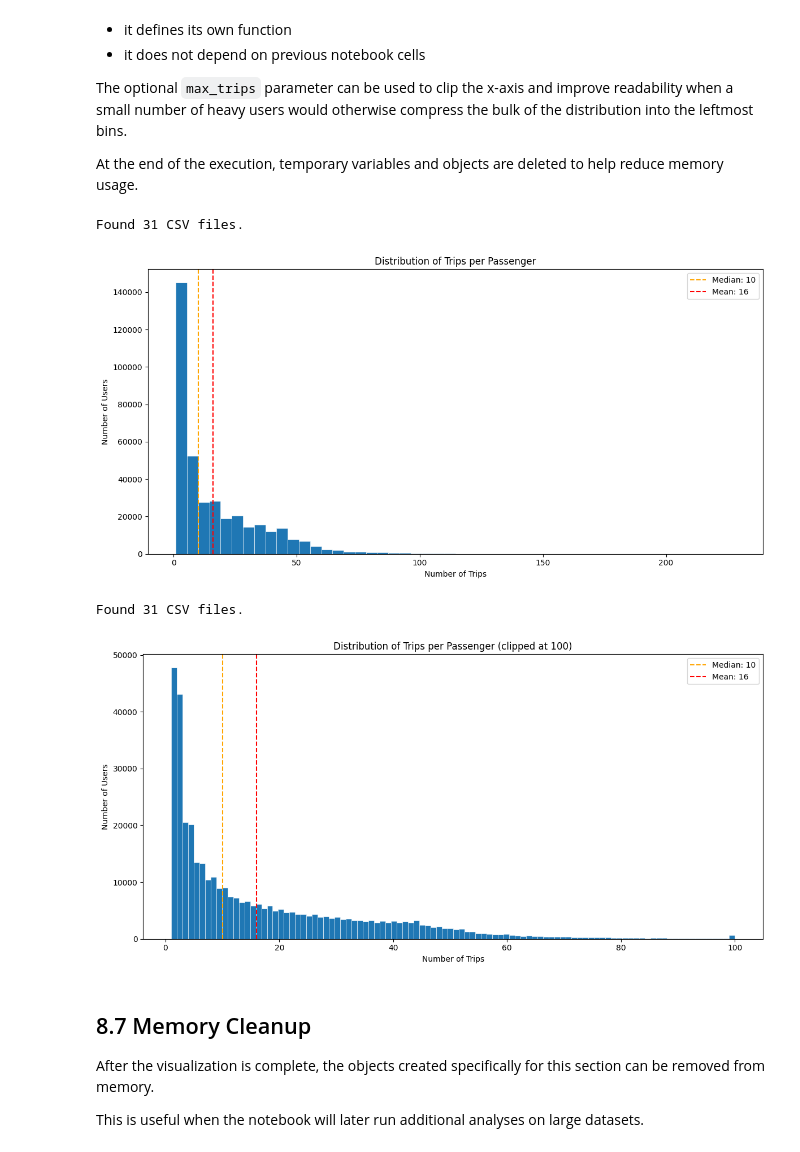
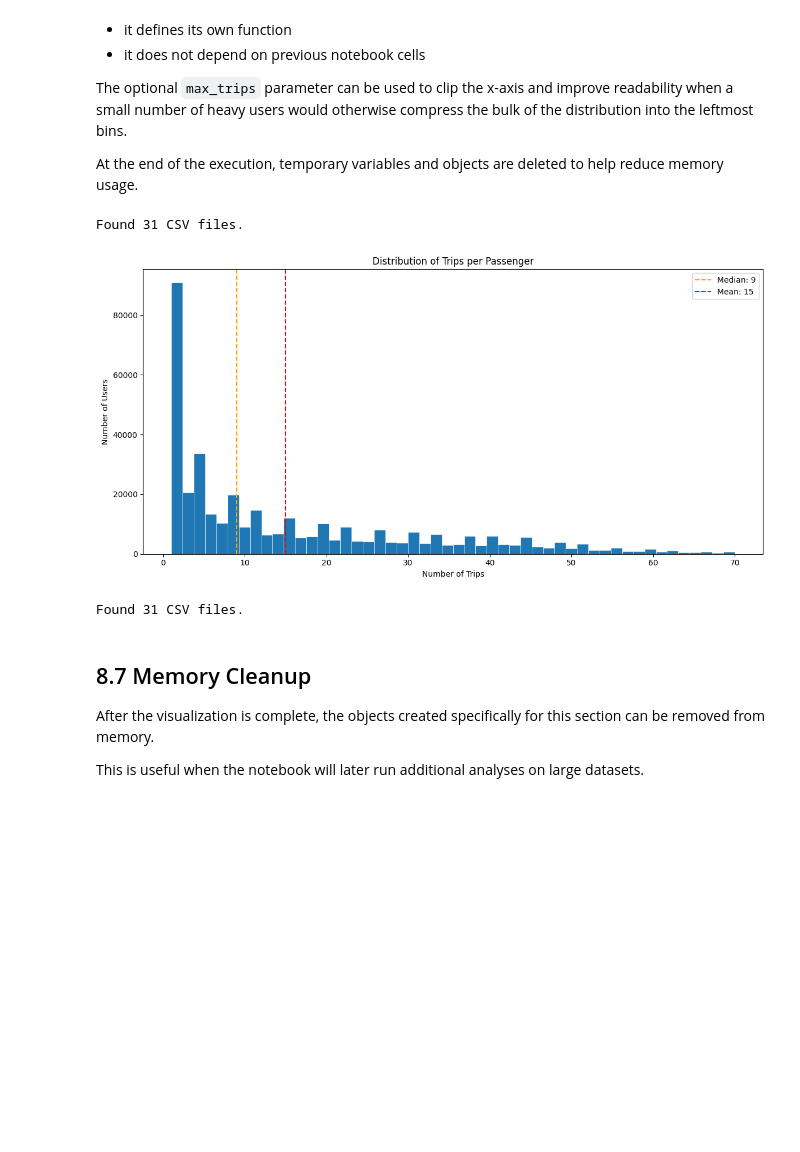
Before and after one commit to lprm-ufes/Netmob2026, a Jupyter notebook: Notebooks/Ticket_Transactions.ipynb, the cells around one changed output. Saved outputs shown, nothing was run; the diff lists cells and outputs as text; code cells hidden in the pictures; blank space fills up the shorter version.

```diff
--- a/Notebooks/Ticket_Transactions.ipynb
+++ b/Notebooks/Ticket_Transactions.ipynb
@@ -1659,18 +1659,17 @@ def plot_trips_per_user_histogram(data_dir, bins=50, max_trips=None):
 
     return user_counts
 # %%
-DATA_DIR = "/data/vm/anonymyzed_seq/"
+DATA_DIR = "../data/anonymized/"
 
 # Full distribution
 counts = plot_trips_per_user_histogram(data_dir=DATA_DIR)
 
 # Zoom into users with up to 100 trips (ignores outliers visually)
 counts = plot_trips_per_user_histogram(data_dir=DATA_DIR, max_trips=100, bins=100)
 # %% [output]
 Found 31 CSV files.
-[figure, old version]
+[figure, new version]
 Found 31 CSV files.
-[figure, removed]
 # %% [markdown]
 ## 8.7 Memory Cleanup
 
```
Also changed, not shown: parts of 14 cells of this notebook, 1 other file.
